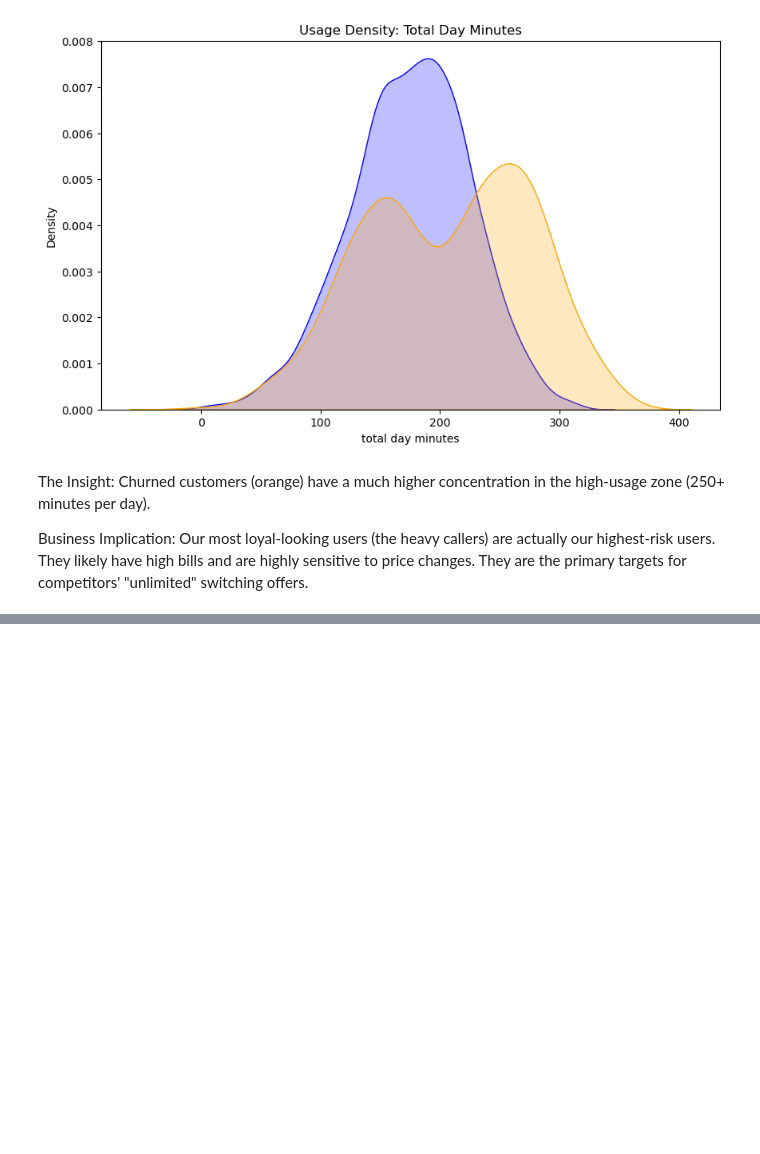
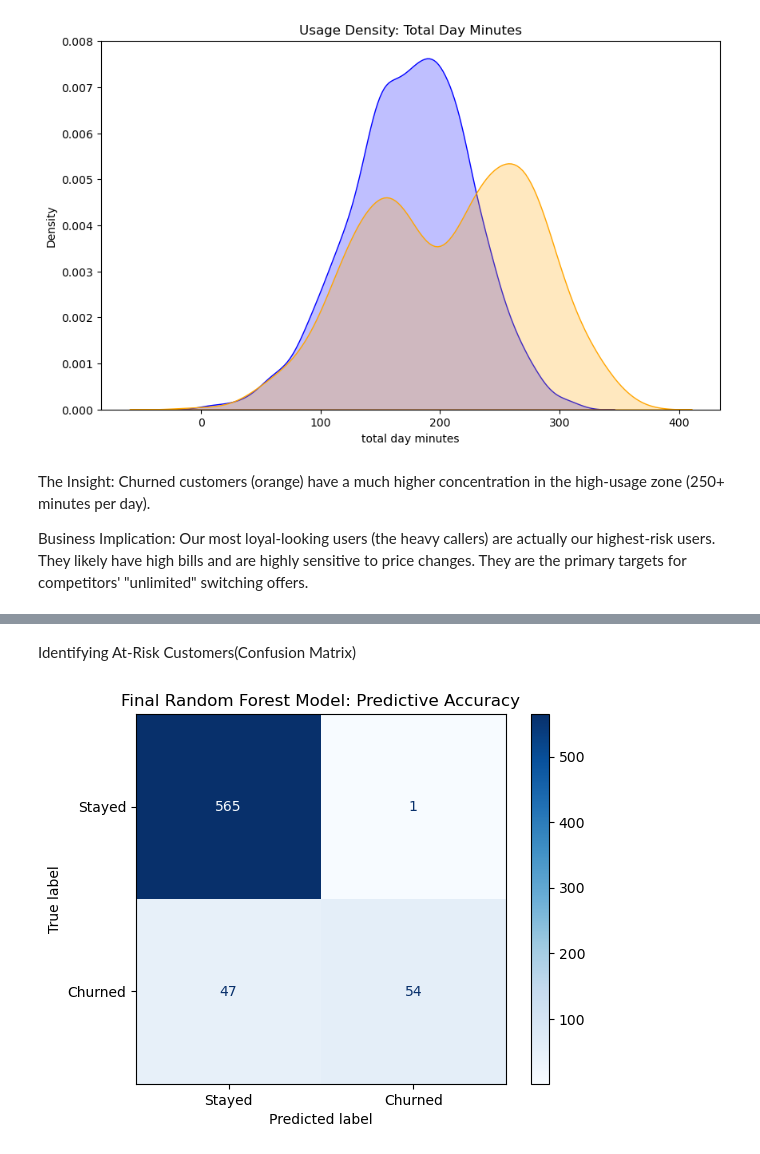
Before and after one commit to CharityNduati/Syriatel-Customer-Churn, a Jupyter notebook: Syriatel_Customer_Churn.ipynb, the cells around one changed output, grey strips where cells are left out. Saved outputs shown, nothing was run; the diff lists cells and outputs as text; code cells hidden in the pictures; blank space fills up the shorter version.

Commit message:
EDA and Modeling

```diff
--- a/Syriatel_Customer_Churn.ipynb
+++ b/Syriatel_Customer_Churn.ipynb
@@ -88,3 +143,9 @@ Missing values: 0
+# %%
+from sklearn.preprocessing import StandardScaler
+
+scaler = StandardScaler()
+X_train_scaled = scaler.fit_transform(X_train)
+X_test_scaled = scaler.transform(X_test)
 # %% [markdown]
 4. Exploratory Data Analysis (EDA)
 Visualizing the relationships between features and churn is crucial for the "Business Understanding".
@@ -136,0 +204,5 @@ Business Implication: Our most loyal-looking users (the heavy callers) are actua
+# %%
+from sklearn.linear_model import LogisticRegression
+
+logreg = LogisticRegression(class_weight='balanced', random_state=42)
+logreg.fit(X_train_scaled, y_train)
@@ -136,0 +219,5 @@ Business Implication: Our most loyal-looking users (the heavy callers) are actua
+# %%
+from sklearn.tree import DecisionTreeClassifier
+
+dt = DecisionTreeClassifier(max_depth=5, class_weight='balanced')
+dt.fit(X_train, y_train)
@@ -136,0 +230,5 @@ Business Implication: Our most loyal-looking users (the heavy callers) are actua
+# %%
+from sklearn.ensemble import RandomForestClassifier
+
+rf = RandomForestClassifier(n_estimators=100, class_weight='balanced')
+rf.fit(X_train, y_train)
@@ -136,0 +275,9 @@ Business Implication: Our most loyal-looking users (the heavy callers) are actua
+# %% [markdown]
+ Identifying At-Risk Customers(Confusion Matrix)
+# %%
+from sklearn.metrics import ConfusionMatrixDisplay
+ConfusionMatrixDisplay.from_estimator(rf, X_test, y_test, cmap='Blues', display_labels=['Stayed', 'Churned'])
+plt.title('Final Random Forest Model: Predictive Accuracy')
+plt.show()
+# %% [output]
+[figure, added]
```
Also changed, not shown: parts of 39 cells of this notebook.
